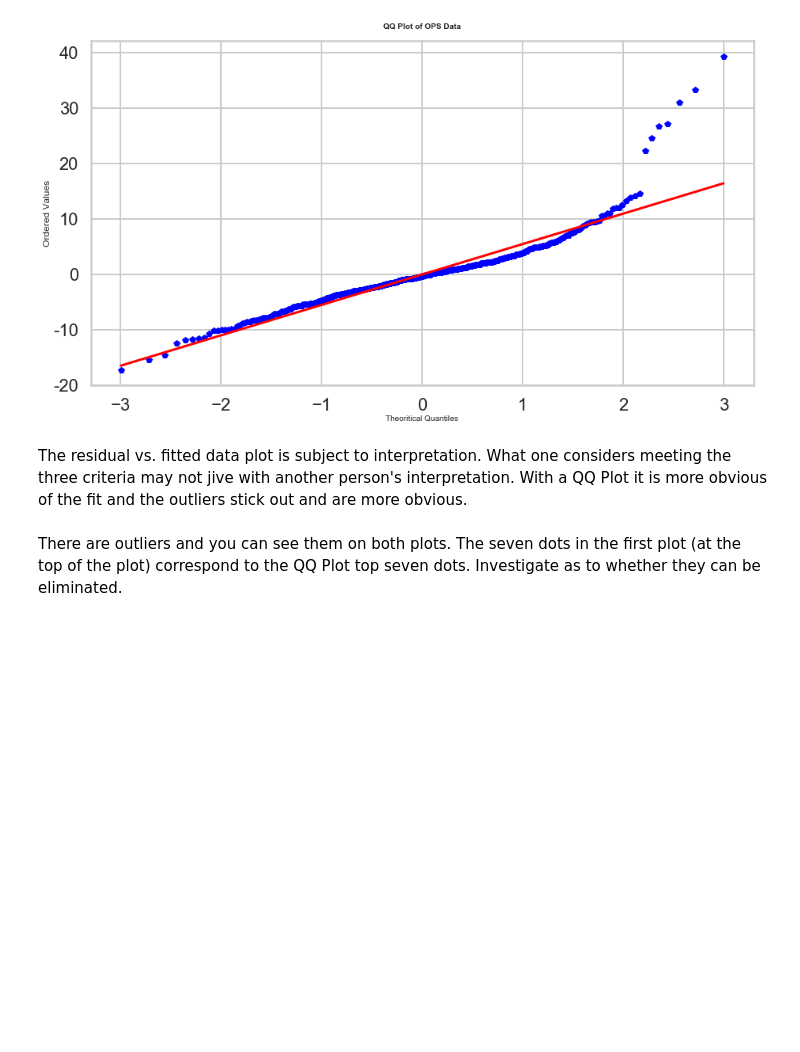
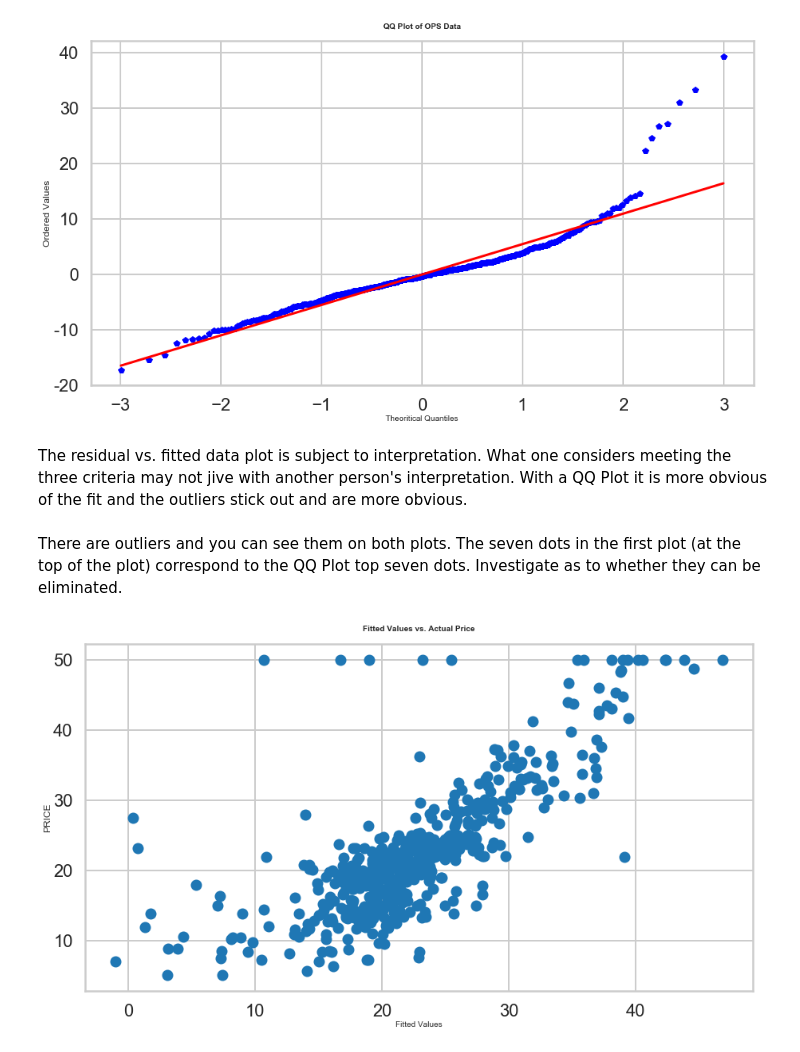
Before and after one commit to paulscheibal/SBDataScienceCert, a Jupyter notebook: MiniProjects/Mini_Project_Linear_Regression.ipynb, the cells around one changed output. Saved outputs shown, nothing was run; the diff lists cells and outputs as text; code cells hidden in the pictures; blank space fills up the shorter version.

```diff
--- a/MiniProjects/Mini_Project_Linear_Regression.ipynb
+++ b/MiniProjects/Mini_Project_Linear_Regression.ipynb
@@ -908,3 +909,12 @@ plb.show()
 The residual vs. fitted data plot is subject to interpretation.  What one considers meeting the three criteria may not jive with another person's interpretation.  With a QQ Plot it is more obvious of the fit and the outliers stick out and are more obvious.
 # %% [markdown]
 There are outliers and you can see them on both plots. The seven dots in the first plot (at the top of the plot) correspond to the QQ Plot top seven dots.  Investigate as to whether they can be eliminated.
+# %%
+
+plt.scatter(m.fittedvalues,bos.PRICE)
+_ = plt.title('Fitted Values vs. Actual Price\n',weight='bold', size=10)
+_ = plt.ylabel('PRICE', labelpad=2, size=12)
+_ = plt.xlabel('Fitted Values', labelpad=2, size = 10)
+plt.show()
+# %% [output]
+[figure, added]
```
Also changed, not shown: parts of 24 cells of this notebook.
